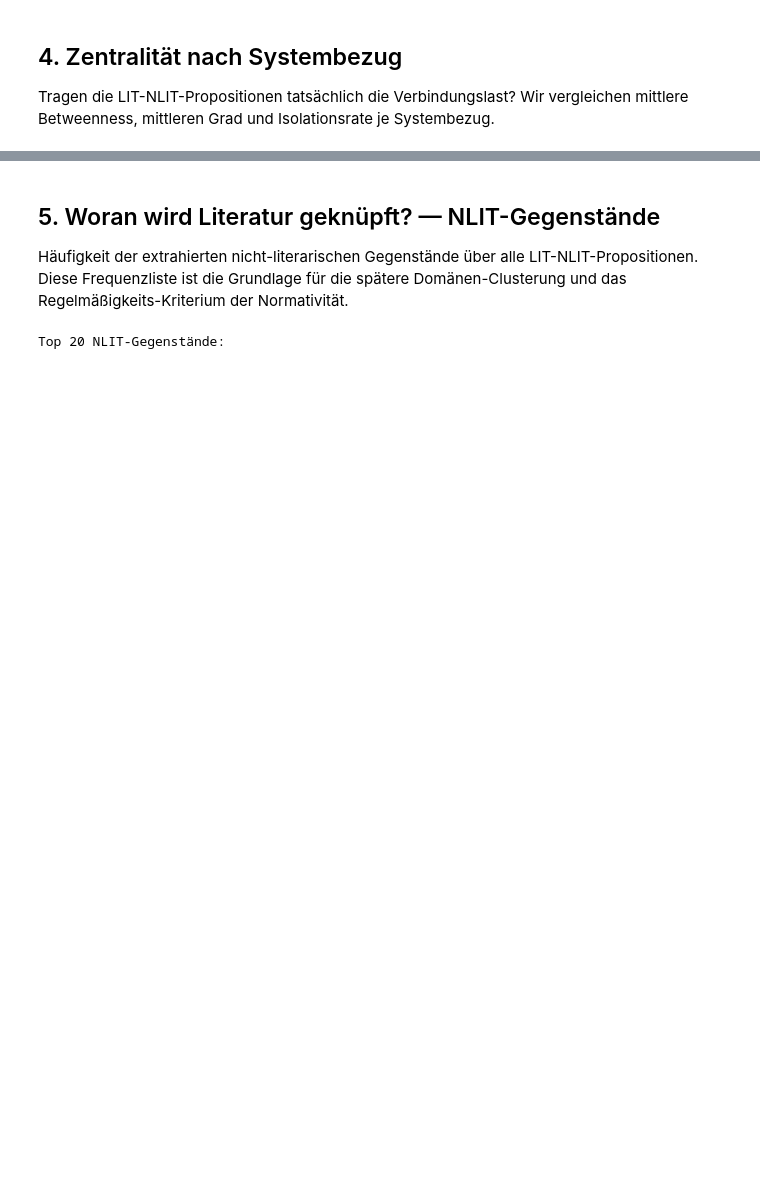
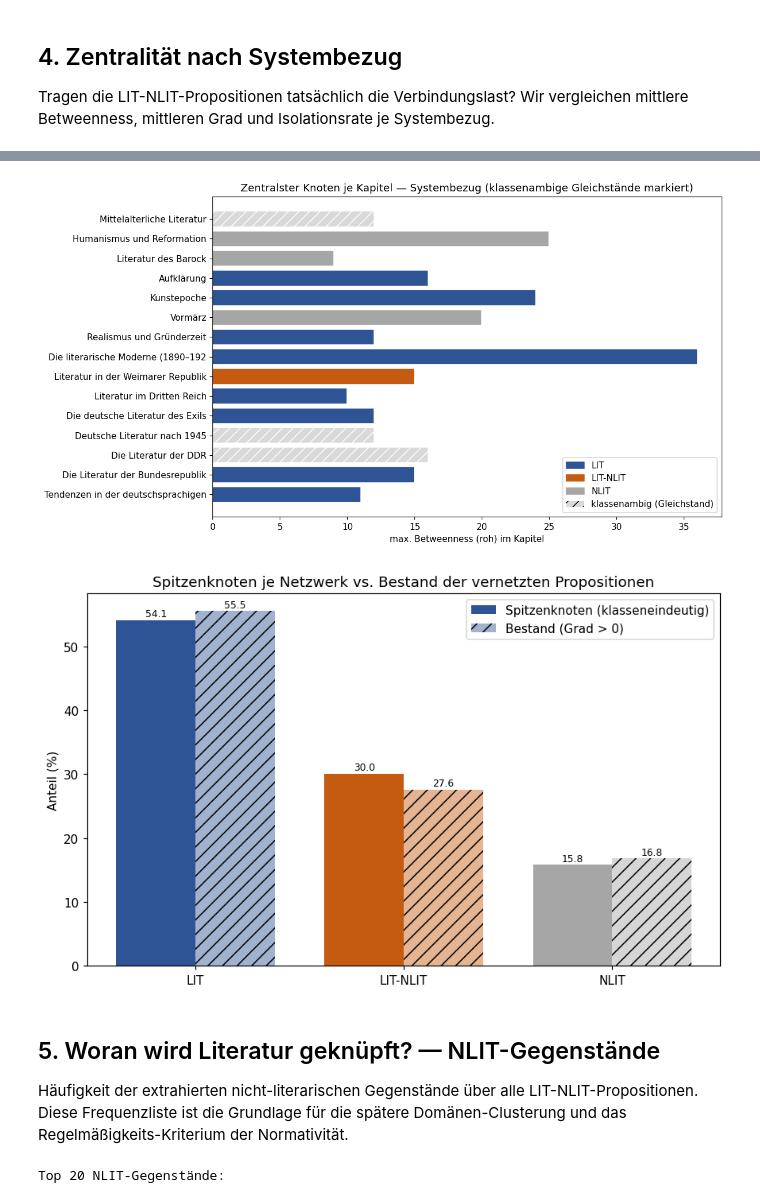
Before and after one commit to AxPic/lit-hist-inference-norms, a Jupyter notebook: notebooks/systembezug_netzwerk_analyse.ipynb, the cells around one changed output, grey strips where cells are left out. Cells and saved outputs as stored; diff of their text form; code cells hidden in the pictures; blank space fills up the shorter version.

Commit message:
Post-conference Updates
Korrektur der Netzwerkanalyse

```diff
--- a/notebooks/systembezug_netzwerk_analyse.ipynb
+++ b/notebooks/systembezug_netzwerk_analyse.ipynb
@@ -227,3 +381,56 @@ Anteil der LIT-NLIT-Knoten an der gesamten Cross-System-Vermittlungslast: 42.9%
+# %%
+# --- Diagramme zur Spitzenknoten-Analyse ------------------------------------
+import matplotlib.pyplot as plt
+from matplotlib.patches import Patch
+
+FARBE = {"LIT": "#2F5496", "LIT-NLIT": "#C55A11", "NLIT": "#A6A6A6"}
+AMBIG = "#D9D9D9"
+
+# Abbildung 2 — zentralster Knoten je Kapitel; klassenambige Kapitel markiert
+dfc = df_peak_chapter.iloc[::-1]
+farben, hatches = [], []
+for k in dfc["Klasse des Spitzenknotens"]:
+    if k.startswith("klassenambig"):
+        farben.append(AMBIG); hatches.append("//")
+    else:
+        farben.append(FARBE.get(k, "#000000")); hatches.append("")
+fig, ax = plt.subplots(figsize=(11, 6))
+bars = ax.barh([k[:34] for k in dfc["Kapitel"]], dfc["max. Betweenness (roh)"],
+               color=farben, edgecolor="white")
+for b, h in zip(bars, hatches):
+    b.set_hatch(h)
+ax.set_xlabel("max. Betweenness (roh) im Kapitel")
+ax.set_title("Zentralster Knoten je Kapitel — Systembezug (klassenambige Gleichstände markiert)")
+ax.legend(handles=[Patch(color=FARBE[k], label=k) for k in SB_ORDER] +
+                  [Patch(facecolor=AMBIG, hatch="//", label="klassenambig (Gleichstand)")],
+          loc="lower right")
+plt.tight_layout()
+plt.savefig(OUTPUT_DIR / "spitzenknoten_je_kapitel.png", dpi=130, bbox_inches="tight")
+plt.show()
+
+# Spitzenknoten-Anteile (klasseneindeutig) vs. Bestand der vernetzten Propositionen
+klassen = df_peak_network["Systembezug"].tolist()
+peak    = df_peak_network["Spitzenknoten %"].tolist()
+basis   = df_peak_network["Basis % (Grad>0)"].tolist()
+xi, w = range(len(klassen)), 0.38
+fig, ax = plt.subplots(figsize=(8, 5))
+ax.bar([i - w/2 for i in xi], peak,  width=w, label="Spitzenknoten (klasseneindeutig)",
+       color=[FARBE[k] for k in klassen])
+ax.bar([i + w/2 for i in xi], basis, width=w, label="Bestand (Grad > 0)",
+       color=[FARBE[k] for k in klassen], alpha=0.45, hatch="//")
+ax.set_xticks(list(xi)); ax.set_xticklabels(klassen)
+ax.set_ylabel("Anteil (%)")
+ax.set_title("Spitzenknoten je Netzwerk vs. Bestand der vernetzten Propositionen")
+ax.legend(loc="upper right")
+for i, (p_, b_) in enumerate(zip(peak, basis)):
+    ax.text(i - w/2, p_ + 0.6, f"{p_:.1f}", ha="center", fontsize=8)
+    ax.text(i + w/2, b_ + 0.6, f"{b_:.1f}", ha="center", fontsize=8)
+plt.tight_layout()
+plt.savefig(OUTPUT_DIR / "spitzenknoten_vs_bestand.png", dpi=130, bbox_inches="tight")
+plt.show()
+# %% [output]
+[figure, added]
+[figure, added]
 # %% [markdown]
 ## 5. Woran wird Literatur geknüpft? — NLIT-Gegenstände
 
```
Also changed, not shown: parts of 6 cells of this notebook, 8 other files.
